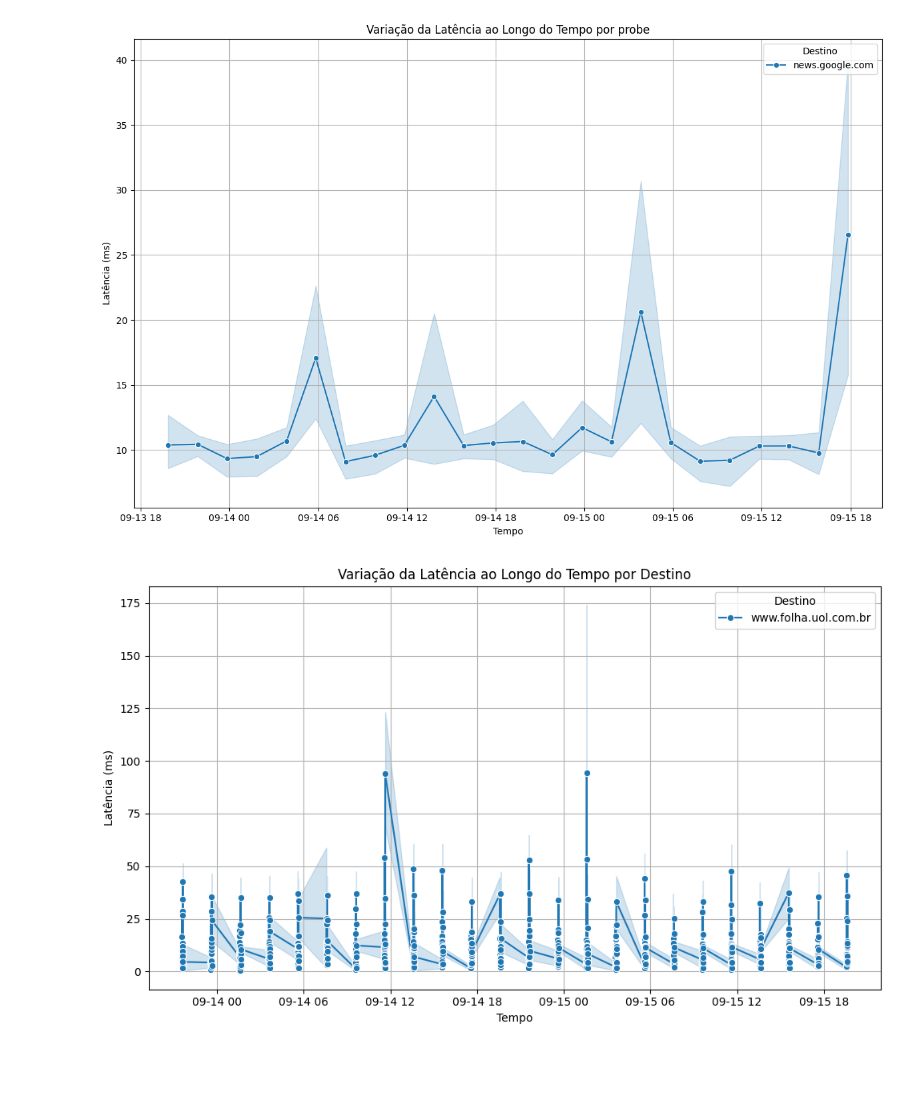
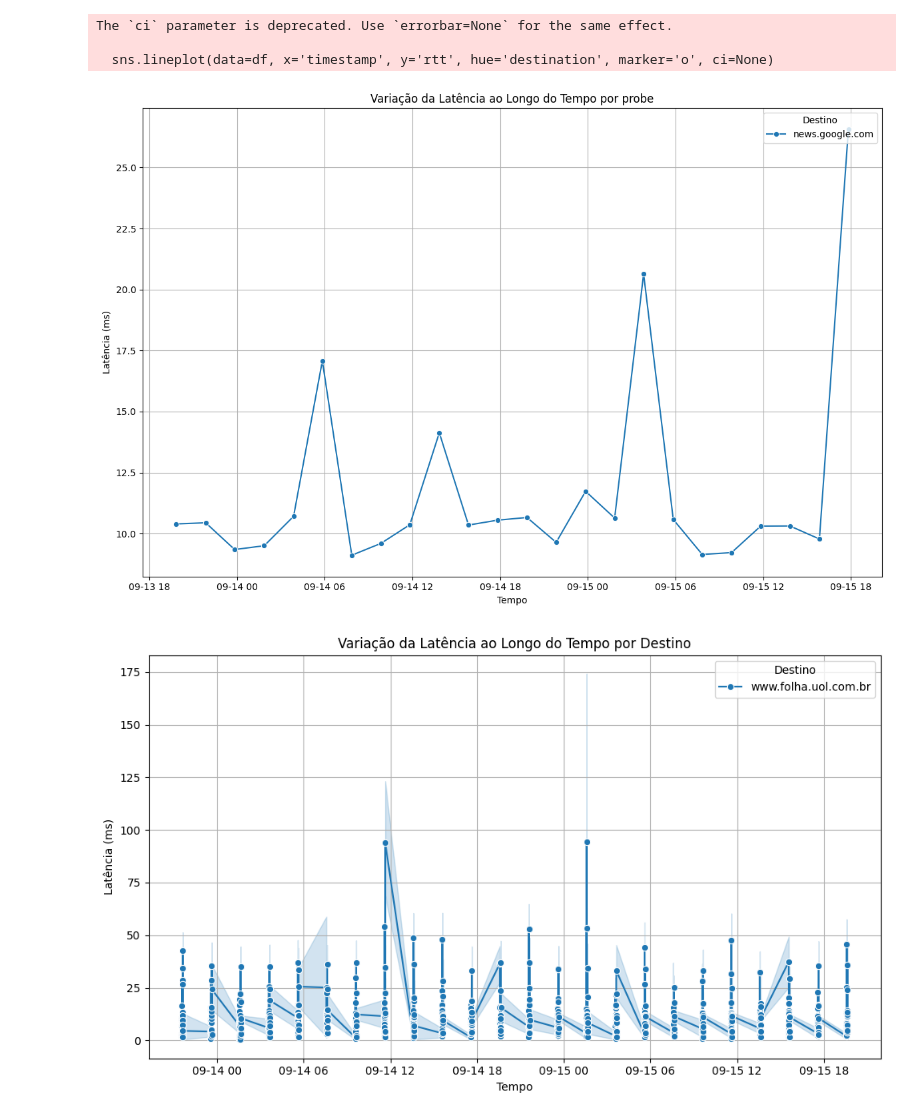
Before and after one commit to Andressalconstantino/Ripe-Atlas-Measurements, a Jupyter notebook: graficos.ipynb, the cells around one changed output. Cells and saved outputs as stored; diff of their text form; code cells hidden in the pictures; blank space fills up the shorter version.

```diff
--- a/graficos.ipynb
+++ b/graficos.ipynb
@@ -85,35 +85,38 @@ for measurement in data:
     timestamp = measurement['data']
 
     for hop_num, hop_latencies in enumerate(measurement['latencia'], start=1):
         # Ignorar saltos vazios
         if hop_latencies:
             for rtt in hop_latencies:
                 rows.append({
                     'probe_id': probe_id,
                     'destination': destination,
                     'country': country,
                     'continent': continent,
                     'timestamp': timestamp,
                     'hop': hop_num,
                     'rtt': rtt
                 })
 
 # Criar o DataFrame
 df = pd.DataFrame(rows)
 df['timestamp'] = pd.to_datetime(df['timestamp'])
 
 # Plotar a variação da latência ao longo do tempo por destino
 plt.figure(figsize=(12, 8))
-sns.lineplot(data=df, x='timestamp', y='rtt', hue='destination', marker='o')
+sns.lineplot(data=df, x='timestamp', y='rtt', hue='destination', marker='o', ci=None)
 plt.title('Variação da Latência ao Longo do Tempo por probe')
 plt.xlabel('Tempo')
 plt.ylabel('Latência (ms)')
 plt.legend(title='Destino', loc='upper right')
 plt.grid(True)
 plt.tight_layout()
 plt.show()
 # %% [output]
+The `ci` parameter is deprecated. Use `errorbar=None` for the same effect.
+
+  sns.lineplot(data=df, x='timestamp', y='rtt', hue='destination', marker='o', ci=None)
-[figure, old version]
+[figure, new version]
 # %%
 with open('jsonFiles/FolhaSP.json', 'r') as f:
     data = json.load(f)
```
Also changed, not shown: parts of 1 cell of this notebook.
